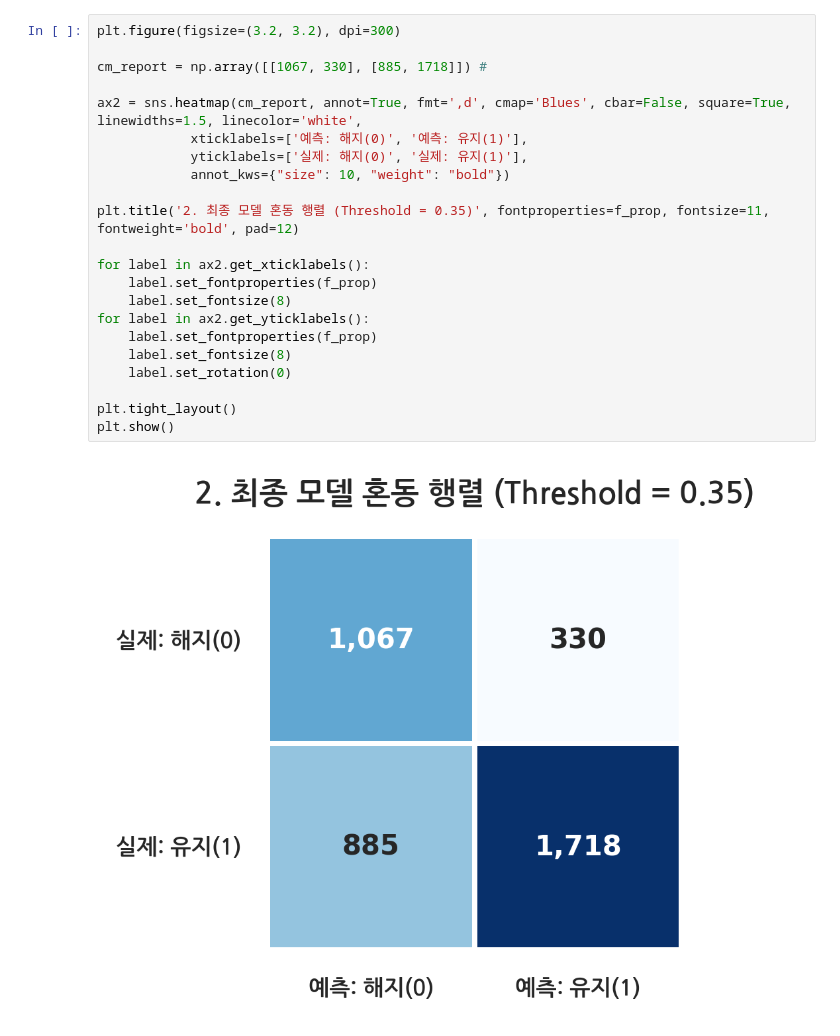
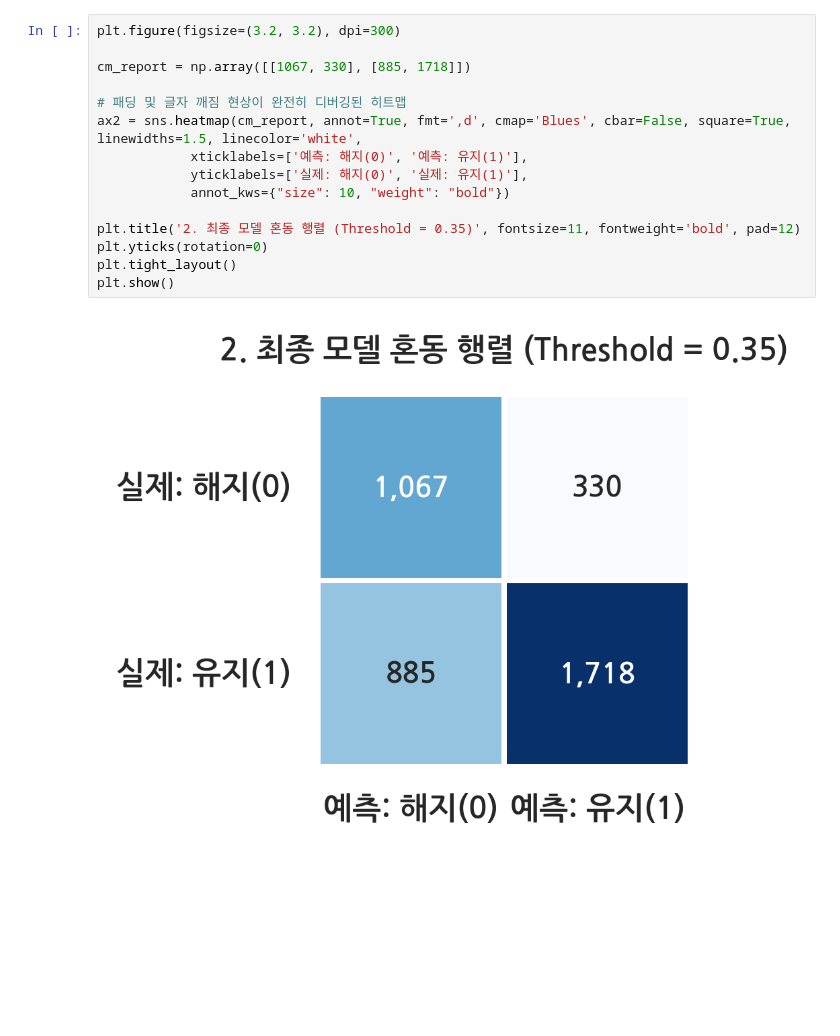
Before and after one commit to parksuejin1026/2026_ML, a Jupyter notebook: submission3.ipynb, the cells around one changed output. Saved outputs shown, nothing was run; the diff lists cells and outputs as text; blank space fills up the shorter version.

```diff
--- a/submission3.ipynb
+++ b/submission3.ipynb
@@ -54,27 +131,20 @@ plt.show()
 # %%
 plt.figure(figsize=(3.2, 3.2), dpi=300)
 
-cm_report = np.array([[1067, 330], [885, 1718]]) #
+cm_report = np.array([[1067, 330], [885, 1718]])
 
+# 패딩 및 글자 깨짐 현상이 완전히 디버깅된 히트맵
 ax2 = sns.heatmap(cm_report, annot=True, fmt=',d', cmap='Blues', cbar=False, square=True, linewidths=1.5, linecolor='white',
             xticklabels=['예측: 해지(0)', '예측: 유지(1)'],
             yticklabels=['실제: 해지(0)', '실제: 유지(1)'],
             annot_kws={"size": 10, "weight": "bold"})
 
-plt.title('2. 최종 모델 혼동 행렬 (Threshold = 0.35)', fontproperties=f_prop, fontsize=11, fontweight='bold', pad=12)
-
-for label in ax2.get_xticklabels():
-    label.set_fontproperties(f_prop)
-    label.set_fontsize(8)
-for label in ax2.get_yticklabels():
-    label.set_fontproperties(f_prop)
-    label.set_fontsize(8)
-    label.set_rotation(0)
-
+plt.title('2. 최종 모델 혼동 행렬 (Threshold = 0.35)', fontsize=11, fontweight='bold', pad=12)
+plt.yticks(rotation=0)
 plt.tight_layout()
 plt.show()
 # %% [output]
-[figure, old version]
+[figure, new version]
 # %%
 plt.figure(figsize=(12, 6.5), dpi=300)
 
```
Also changed, not shown: parts of 5 cells of this notebook.
